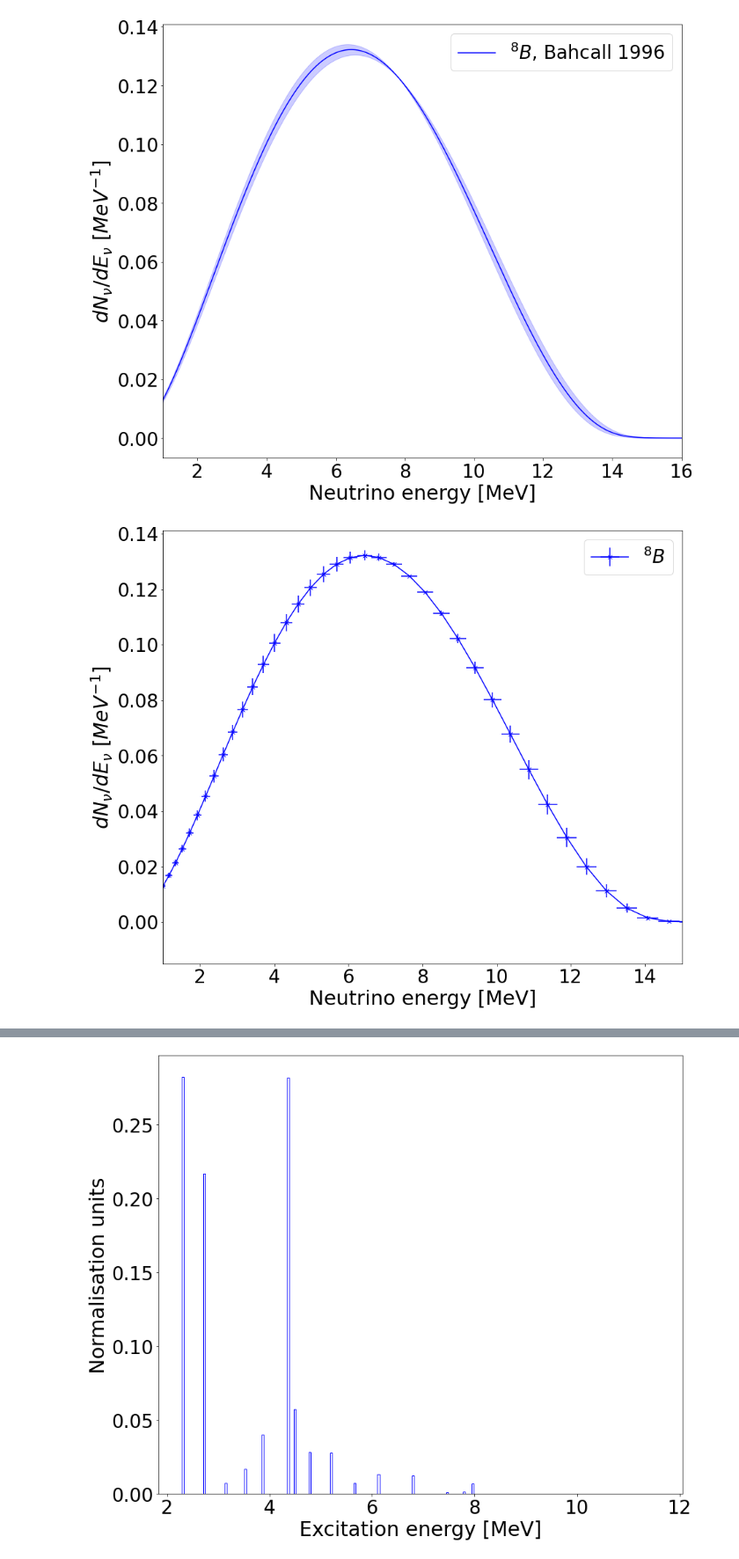
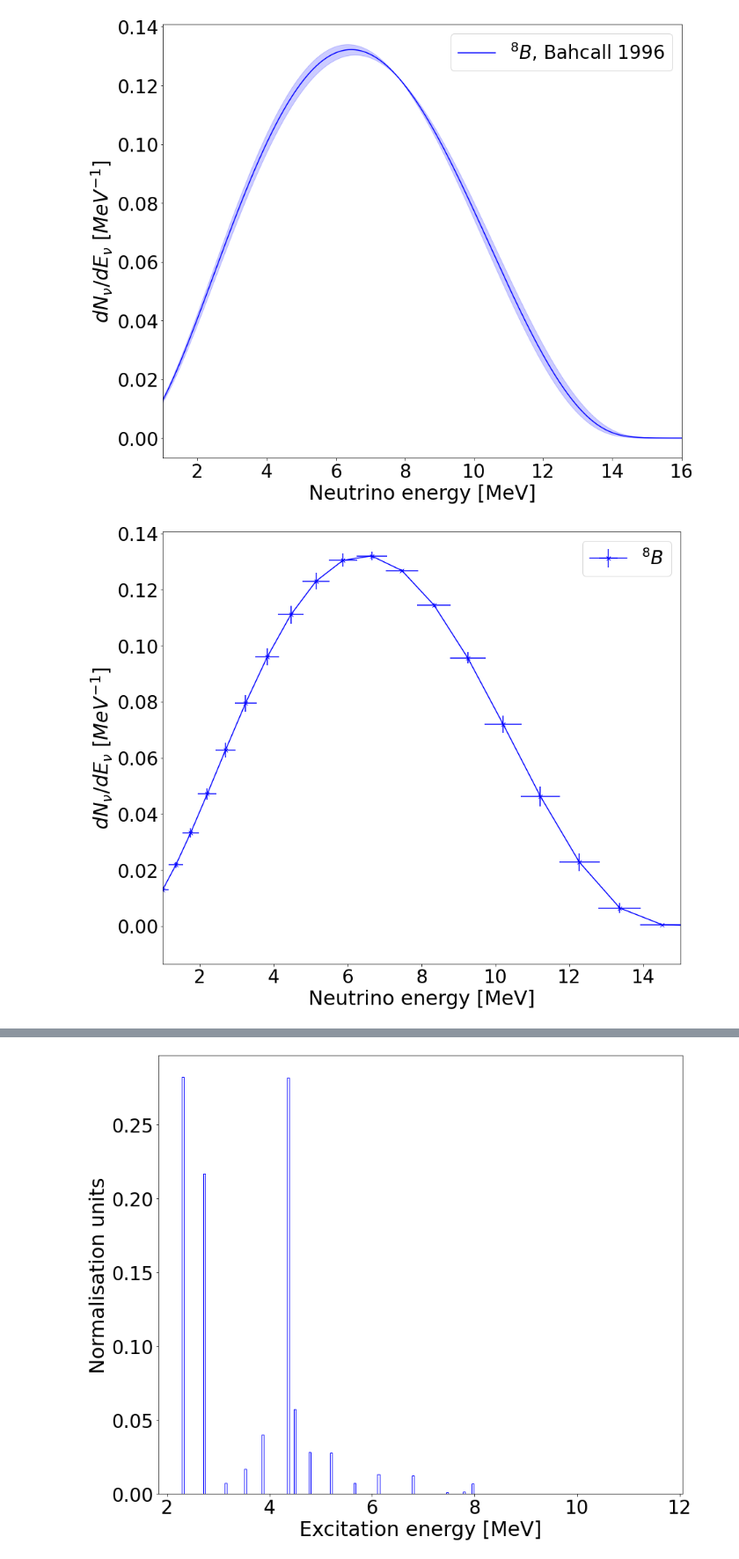
Before and after one commit to nlane314/soLAr-sens, a Jupyter notebook: notebooks/sensfin.ipynb, the cells around one changed output, grey strips where cells are left out. Shown at 88% size. Drawn from its saved outputs; the diff is of its cells as text; code cells hidden in the pictures.

```diff
--- a/notebooks/sensfin.ipynb
+++ b/notebooks/sensfin.ipynb
@@ -83,7 +83,7 @@ poptB8, pcovB8 = curve_fit(gaus, EvB8, EvdataB8)
 ### variable bin widths based on energy resolution
 
 x = 1 # corresponds to 1 MeV
-sigmawidth = 0.5 # corresponds to a bin width of 1 sigma, controls bin purity
+sigmawidth = 1 # corresponds to a bin width of 1 sigma, controls bin purity
 
 points = np.array([x])
 uncer = np.array([inEres*sigmawidth*x])
@@ -142,31 +142,31 @@ yB8[yB8 < 0] = 0 # removes negative values
 fluxspec = yB8
 
 specerr = 0.5*((uncerB8_ - uncerB8__)**2)**0.5
 
 plt.figure(figsize=(14,12))
 
 plt.errorbar(xdata, yB8, xerr=uncer, yerr=specerr, marker="x", color="blue", label=r'${}^{8}B$')
 
 plt.xlabel('Neutrino energy [MeV]',fontsize=30)
 plt.ylabel(r'$d N_{\nu}/d E_{\nu}$ [$MeV^{-1}$]',fontsize=30)
 plt.xticks(fontsize=28)
 
 plt.yticks(fontsize=28)
 #plt.yscale('log')
 
 plt.legend(fontsize=28)
 plt.xlim(1,15)
 
 #plt.savefig('../figures/B8spectrum.png', bbox_inches='tight')
 
 plt.show()
 
 print('Energy:', repr(xdata[0:len(fluxspec)]))
 print('Flux spectrum:', repr(fluxspec))
 print('Peak energy:', xdata[fluxspec == np.max(fluxspec)])
 print('Normalisation:', np.sum(yB8*bwidth))
 print('Data points:', xdata)
 print('Bin widths:', bwidth)
 # %% [output]
 [figure]
-[figure, old version]
+[figure, new version]
```
Also changed, not shown: parts of 6 cells of this notebook, 9 other files.
